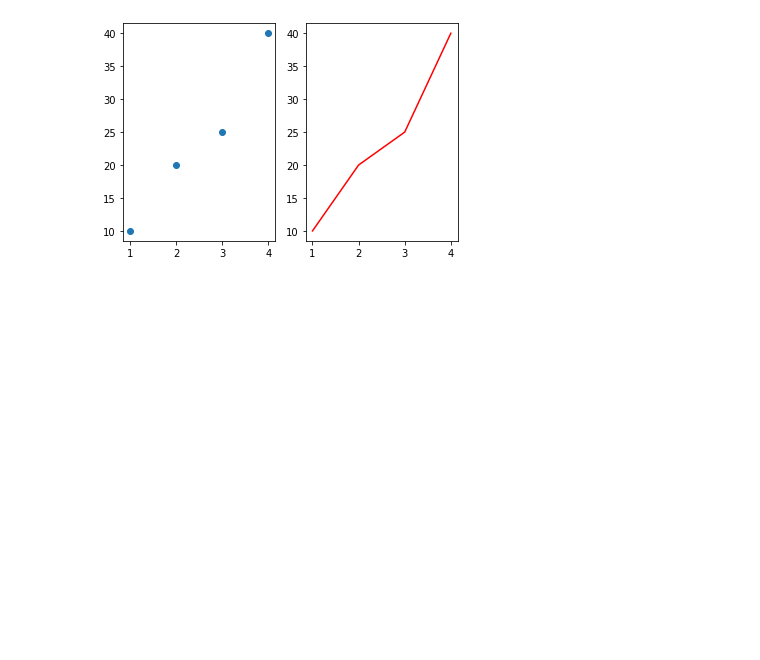
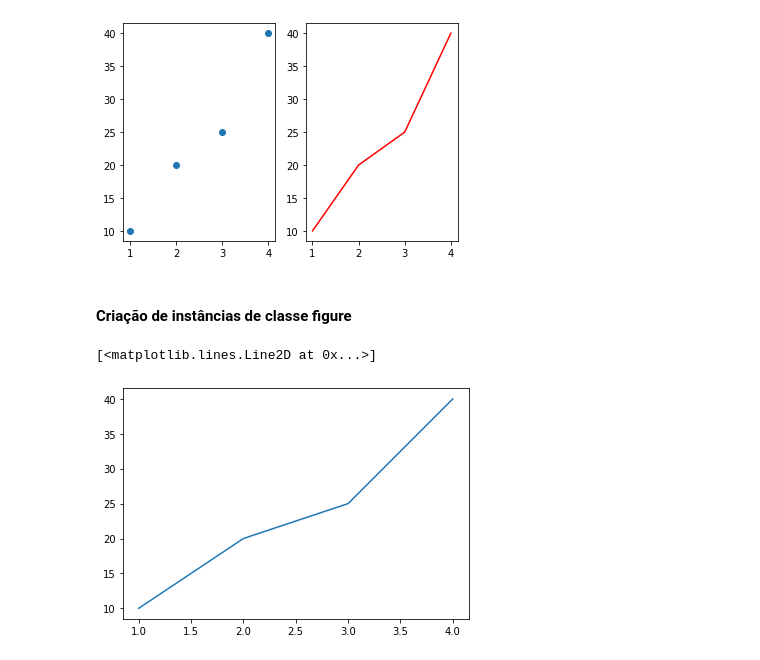
Before and after one commit to Jvmantuan/Data-Science, a Jupyter notebook: Matplotlib/Untitled.ipynb, the cells around one changed output. Saved outputs shown, nothing was run; the diff lists cells and outputs as text; code cells hidden in the pictures; blank space fills up the shorter version.

Commit message:
Matplotlib

```diff
--- a/Matplotlib/Untitled.ipynb
+++ b/Matplotlib/Untitled.ipynb
@@ -161,3 +161,16 @@ plt.plot(x,y, color='r')
 # %% [output]
 [<matplotlib.lines.Line2D at 0x...>]
 [figure]
+# %% [markdown]
+#### Criação de instâncias de classe figure
+# %%
+# Cria obj do tipo figure
+fig = plt.figure()
+
+axis_a = fig.add_axes([0.1,0.1,0.8,0.8])
+#[esquerda, baixo, largura, altura] em porcentagem (fração)
+
+axis_a.plot(x,y)
+# %% [output]
+[<matplotlib.lines.Line2D at 0x...>]
+[figure, added]
```
Also changed, not shown: parts of 13 cells of this notebook.
